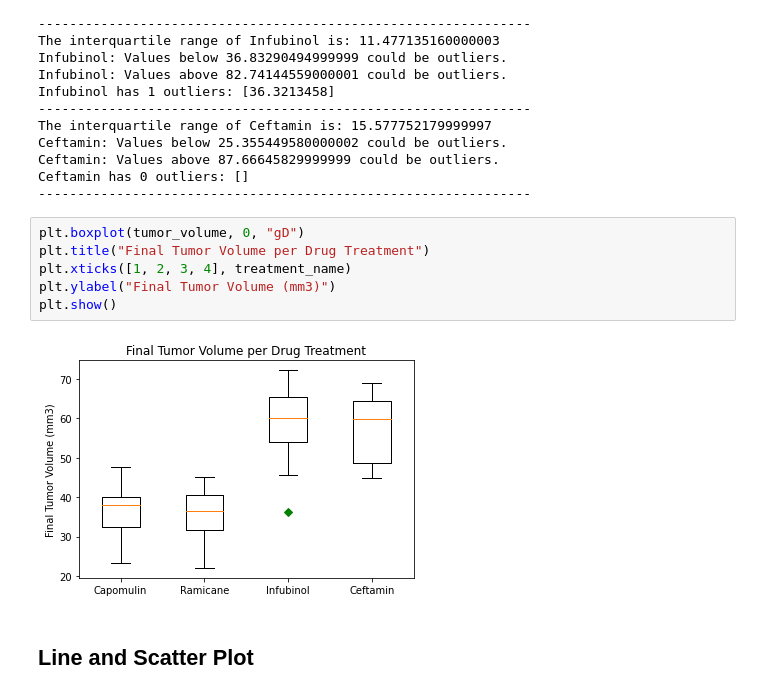
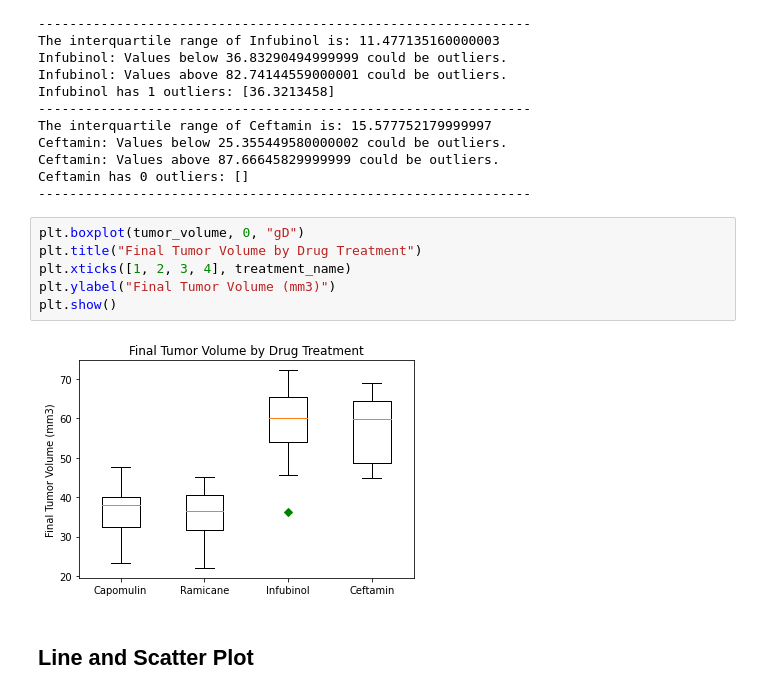
Before and after one commit to latoyawenzinger/Data-Visualization_Matplotlib, a Jupyter notebook: Mice_Treatment.ipynb, the cells around one changed output. Drawn from its saved outputs; the diff is of its cells as text.

```diff
--- a/Mice_Treatment.ipynb
+++ b/Mice_Treatment.ipynb
@@ -267,12 +251,12 @@ Ceftamin has 0 outliers: []
 ---------------------------------------------------------------
 # %%
 plt.boxplot(tumor_volume, 0, "gD")
-plt.title("Final Tumor Volume per Drug Treatment")
+plt.title("Final Tumor Volume by Drug Treatment")
 plt.xticks([1, 2, 3, 4], treatment_name)
 plt.ylabel("Final Tumor Volume (mm3)")
 plt.show()
 # %% [output]
-[figure, old version]
+[figure, new version]
 # %% [markdown]
 ## Line and Scatter Plot
 # %%
```
Also changed, not shown: parts of 10 cells of this notebook.
